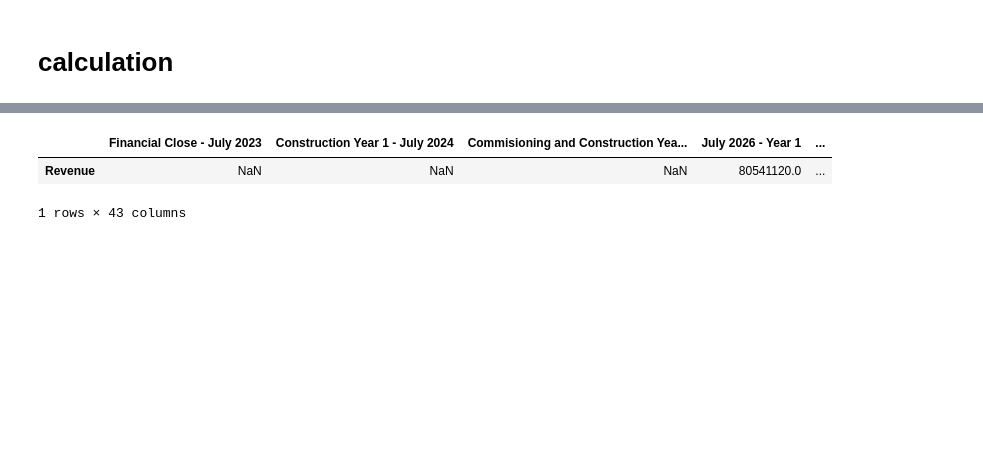
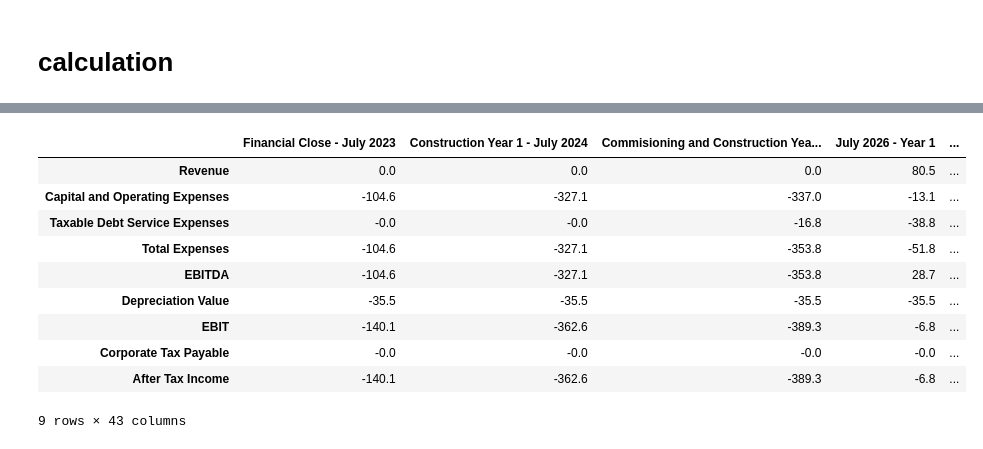
Before and after one commit to juliet29/projectFinance, a Jupyter notebook: analysis/eval.ipynb, the cells around one changed output, grey strips where cells are left out. Saved outputs shown, nothing was run; the diff lists cells and outputs as text; code cells hidden in the pictures; blank space fills up the shorter version.

Commit message:
after tax income

```diff
--- a/analysis/eval.ipynb
+++ b/analysis/eval.ipynb
@@ -81,6 +57,46 @@ depreciable_assets/straight_line_dep_term
-# %%
-df0
-# %% [output]
-|  | Financial Close - July 2023 | Construction Year 1 - July 2024 | Commisioning and Construction Yea... | July 2026 - Year 1 | ... |
-| Revenue | NaN | NaN | NaN | 80541120.0 | ... |
-1 rows × 43 columns
+# %%
+df0 = pd.DataFrame( columns=year_col_names)
+
+# revenue
+df0.loc["Revenue"] = ppa_df.loc["Total"]
+df0 = df0.fillna(0)
+
+# expenses
+df0.loc["Capital and Operating Expenses"] = exp_df.loc["Total"]*-1
+
+df0.loc["Taxable Debt Service Expenses"] = debt_service_df.loc["Interest Payment"]*-1 + debt_service_df.loc["Fees"]*-1
+
+df0.loc["Total Expenses"] = df0.loc["Capital and Operating Expenses"] + df0.loc["Taxable Debt Service Expenses"]
+
+# ebitda
+df0.loc["EBITDA"] = df0.loc["Revenue"] + df0.loc["Total Expenses"]
+
+
+# tax depreciation
+df0.loc["Depreciation Value"] = dep_df.loc["Depreciation"]*-1
+df0 = df0.fillna(0)
+
+
+# taxable income/loss, also earnings after depreciation
+df0.loc["EBIT"] = df0.loc["EBITDA"] + df0.loc["Depreciation Value"]
+
+# tax credit to recieve/ tax to pay
+df0.loc["Corporate Tax Payable"] = df0.loc["EBIT"] .apply(lambda x: max(x* corp_tax_rate,0))*-1
+
+
+df0.loc["After Tax Income"] = df0.loc["EBIT"] + df0.loc["Corporate Tax Payable"]
+
+
+(df0/1e6).round(decimals=1)
+# %% [output]
+|  | Financial Close - July 2023 | Construction Year 1 - July 2024 | Commisioning and Construction Yea... | July 2026 - Year 1 | ... |
+| Revenue | 0.0 | 0.0 | 0.0 | 80.5 | ... |
+| Capital and Operating Expenses | -104.6 | -327.1 | -337.0 | -13.1 | ... |
+| Taxable Debt Service Expenses | -0.0 | -0.0 | -16.8 | -38.8 | ... |
+| Total Expenses | -104.6 | -327.1 | -353.8 | -51.8 | ... |
+| EBITDA | -104.6 | -327.1 | -353.8 | 28.7 | ... |
+| Depreciation Value | -35.5 | -35.5 | -35.5 | -35.5 | ... |
+| EBIT | -140.1 | -362.6 | -389.3 | -6.8 | ... |
+| Corporate Tax Payable | -0.0 | -0.0 | -0.0 | -0.0 | ... |
+| After Tax Income | -140.1 | -362.6 | -389.3 | -6.8 | ... |
+9 rows × 43 columns
```
Also changed, not shown: parts of 8 cells of this notebook, 1 other file.
